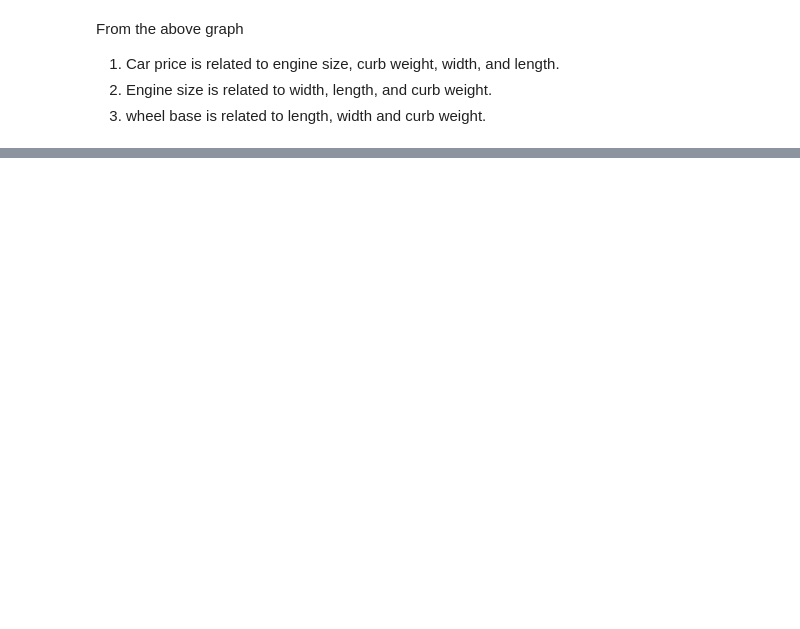
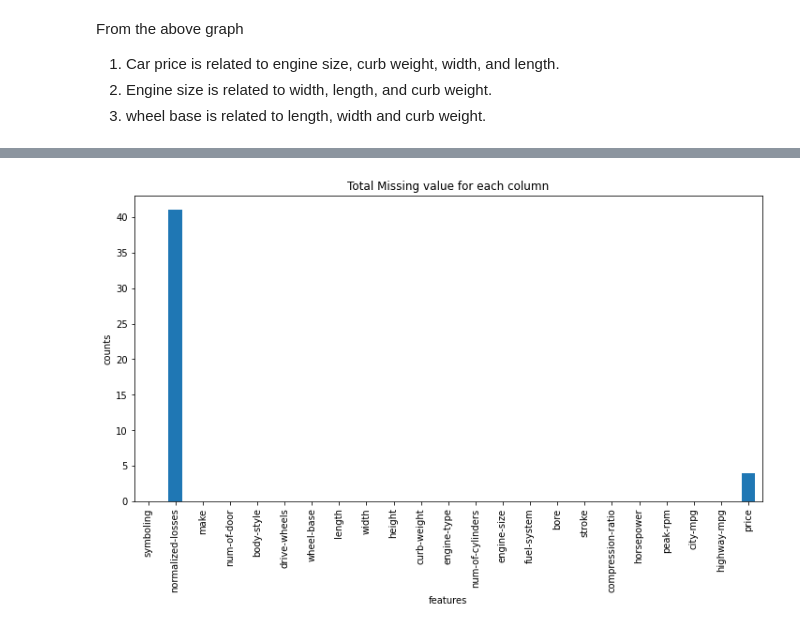
Before and after one commit to zcolley/cs381-MatthewFried, a Jupyter notebook: quiz/Y_Zhu_project3_assn_.ipynb, the cells around one changed output, grey strips where cells are left out. Cells and saved outputs as stored; diff of their text form; code cells hidden in the pictures; blank space fills up the shorter version.

```diff
--- a/quiz/Y_Zhu_project3_assn_.ipynb
+++ b/quiz/Y_Zhu_project3_assn_.ipynb
@@ -316,0 +356,26 @@ There are some missing values, but it is ok. No big outliers, and reasonable dat
+# %%
+
+df_cp = df
+
+le = LabelEncoder()
+
+df_cp['make'] = le.fit_transform(df_cp['make'])
+df_cp['body-style'] = le.fit_transform(df_cp['body-style'])
+df_cp['drive-wheels'] = le.fit_transform(df_cp['drive-wheels'])
+df_cp['engine-type'] = le.fit_transform(df_cp['engine-type'])
+df_cp['num-of-cylinders'] = le.fit_transform(df_cp['num-of-cylinders'])
+df_cp['fuel-system'] = le.fit_transform(df_cp['fuel-system'])
+df_cp['peak-rpm']= le.fit_transform(df_cp['peak-rpm'])
+df_cp['horsepower'] = le.fit_transform(df_cp['horsepower'])
+
+
+df_cp['num-of-door']
+
+
+
+
+
+
+df_cp = df_cp.drop(['fuel-type', 'aspiration', 'engine-location'], axis=1)
+
+df_cp.isnull().sum()
@@ -316,0 +400,11 @@ There are some missing values, but it is ok. No big outliers, and reasonable dat
+# %%
+df_cp.isnull().sum().plot.bar(figsize=(12,6))
+plt.title('Total Missing value for each column')
+plt.xlabel('features')
+plt.ylabel('counts')
+df_cp.drop(['bore'], axis=1, inplace=True)
+df_cp.drop(['stroke'], axis=1, inplace=True)
+df_simple = df_cp.copy()
+df_it = df_cp.copy()
+# %% [output]
+[figure, added]
```
Also changed, not shown: parts of 24 cells of this notebook, 1 other file.
